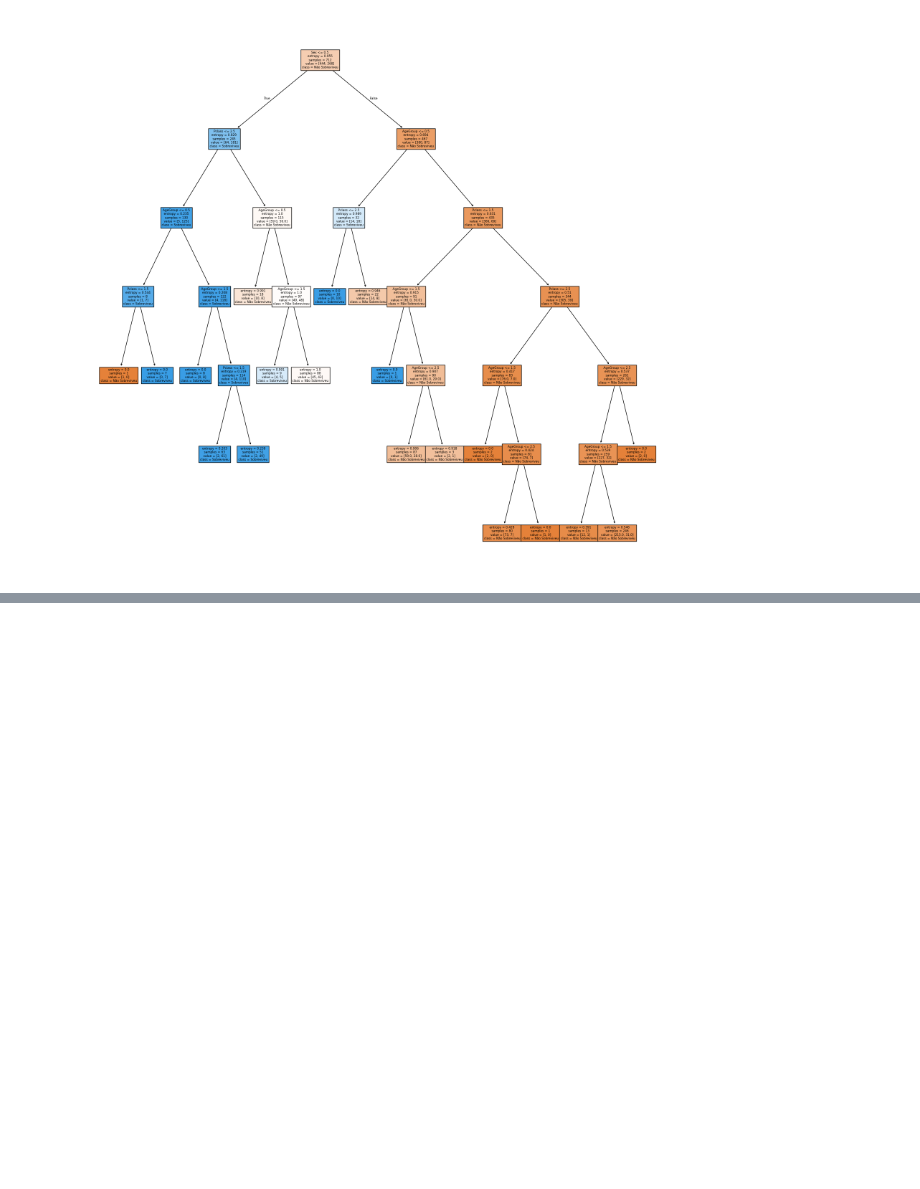
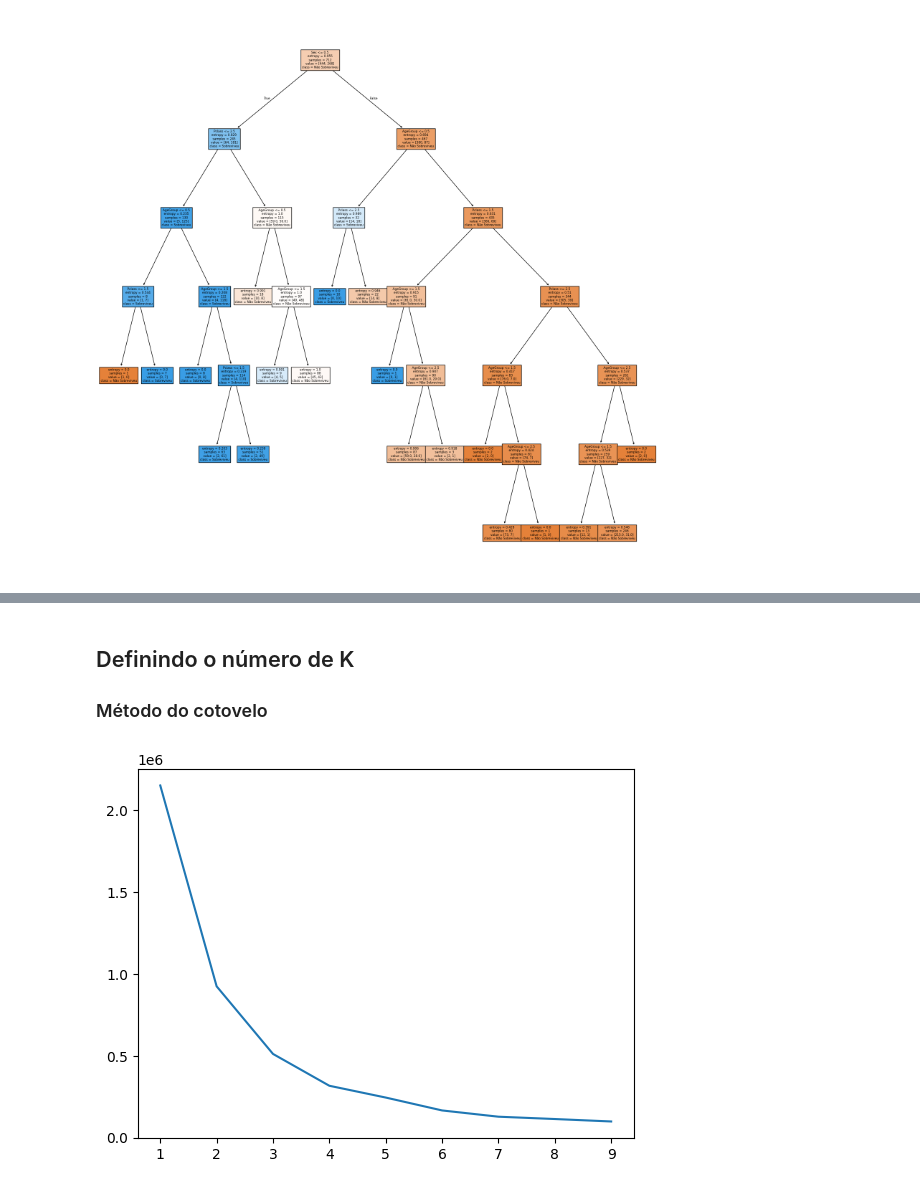
Before and after one commit to davischneider/titanic-dataset, a Jupyter notebook: titanic.ipynb, the cells around one changed output, grey strips where cells are left out. Saved outputs shown, nothing was run; the diff lists cells and outputs as text; code cells hidden in the pictures; blank space fills up the shorter version.

Commit message:
Add clustering

```diff
--- a/titanic.ipynb
+++ b/titanic.ipynb
@@ -207,0 +252,19 @@ plt.show()
+# %% [markdown]
+## Definindo o número de K
+### Método do cotovelo
+# %%
+k_values = []
+inertial = []
+
+for i in range(1,10):
+    kmeans = KMeans(n_clusters=i, random_state=0).fit(X)
+    k_values.append(i)
+    inertial.append(kmeans.inertia_)
+
+fig, ax = plt.subplots()
+
+ax.plot(k_values, inertial)
+
+plt.show()
+# %% [output]
+[figure, added]
```
Also changed, not shown: parts of 16 cells of this notebook.
